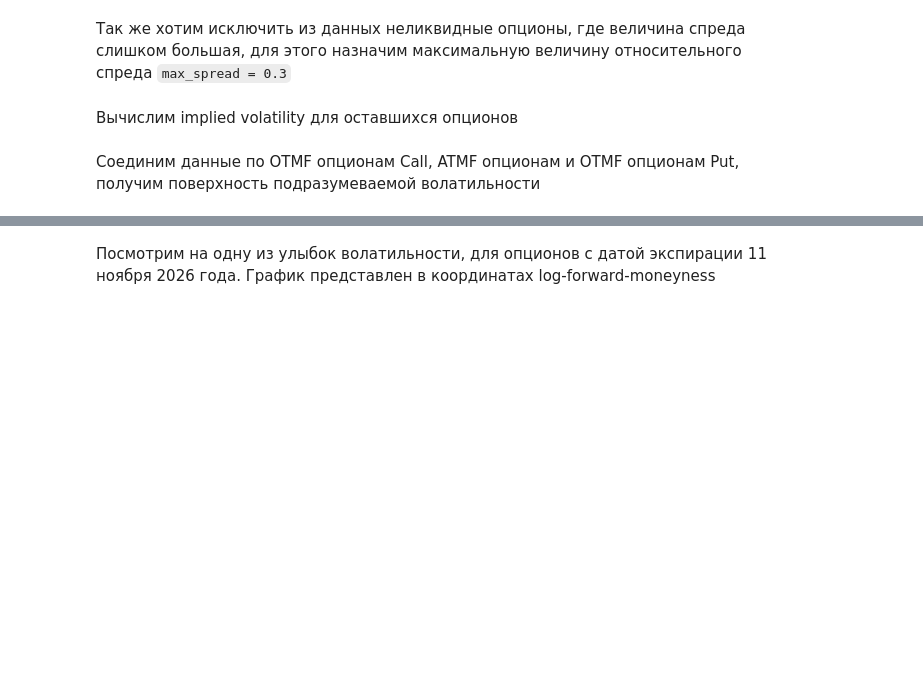
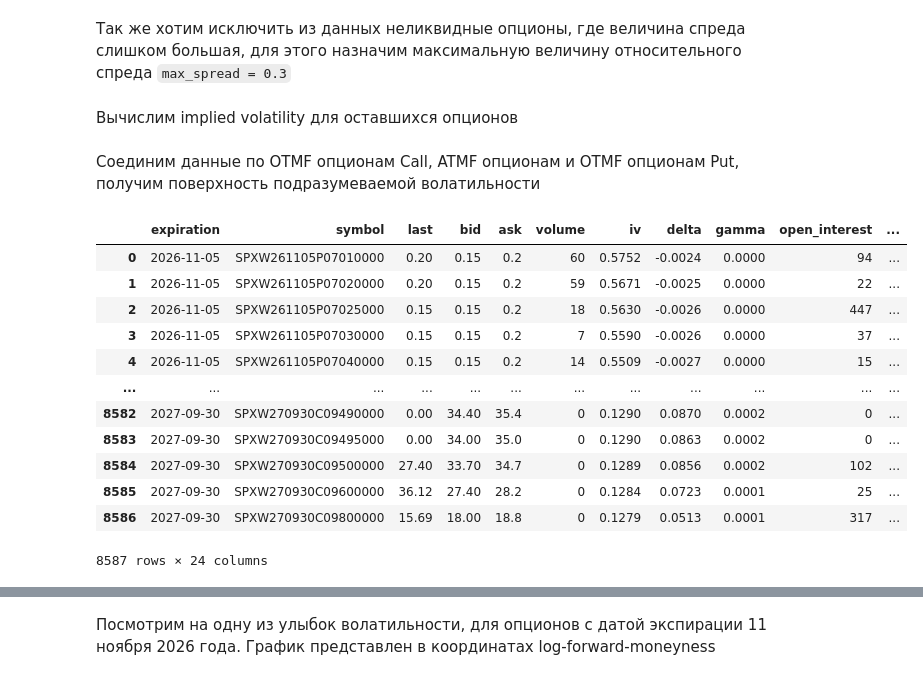
Before and after one commit to ARAGOGO13/Loc_vol_project, a Jupyter notebook: main.ipynb, the cells around one changed output, grey strips where cells are left out. Saved outputs shown, nothing was run; the diff lists cells and outputs as text; code cells hidden in the pictures; blank space fills up the shorter version.

```diff
--- a/main.ipynb
+++ b/main.ipynb
@@ -453,3 +459,19 @@ surface = (surface.drop_duplicates(subset=['expiration', 'strike'], keep='first'
 
 surface['log_moneyness'] = np.log(surface['strike'] / surface['forward'])
 surface['total_variance'] = surface['impl_vol']**2 * surface['T']
+# %%
+surface
+# %% [output]
+|  | expiration | symbol | last | bid | ask | volume | iv | delta | gamma | open_interest | ... |
+| 0 | 2026-11-05 | SPXW261105P07010000 | 0.20 | 0.15 | 0.2 | 60 | 0.5752 | -0.0024 | 0.0000 | 94 | ... |
+| 1 | 2026-11-05 | SPXW261105P07020000 | 0.20 | 0.15 | 0.2 | 59 | 0.5671 | -0.0025 | 0.0000 | 22 | ... |
+| 2 | 2026-11-05 | SPXW261105P07025000 | 0.15 | 0.15 | 0.2 | 18 | 0.5630 | -0.0026 | 0.0000 | 447 | ... |
+| 3 | 2026-11-05 | SPXW261105P07030000 | 0.15 | 0.15 | 0.2 | 7 | 0.5590 | -0.0026 | 0.0000 | 37 | ... |
+| 4 | 2026-11-05 | SPXW261105P07040000 | 0.15 | 0.15 | 0.2 | 14 | 0.5509 | -0.0027 | 0.0000 | 15 | ... |
+| ... | ... | ... | ... | ... | ... | ... | ... | ... | ... | ... | ... |
+| 8582 | 2027-09-30 | SPXW270930C09490000 | 0.00 | 34.40 | 35.4 | 0 | 0.1290 | 0.0870 | 0.0002 | 0 | ... |
+| 8583 | 2027-09-30 | SPXW270930C09495000 | 0.00 | 34.00 | 35.0 | 0 | 0.1290 | 0.0863 | 0.0002 | 0 | ... |
+| 8584 | 2027-09-30 | SPXW270930C09500000 | 27.40 | 33.70 | 34.7 | 0 | 0.1289 | 0.0856 | 0.0002 | 102 | ... |
+| 8585 | 2027-09-30 | SPXW270930C09600000 | 36.12 | 27.40 | 28.2 | 0 | 0.1284 | 0.0723 | 0.0001 | 25 | ... |
+| 8586 | 2027-09-30 | SPXW270930C09800000 | 15.69 | 18.00 | 18.8 | 0 | 0.1279 | 0.0513 | 0.0001 | 317 | ... |
+8587 rows × 24 columns
```
Also changed, not shown: parts of 12 cells of this notebook, 1 other file.
